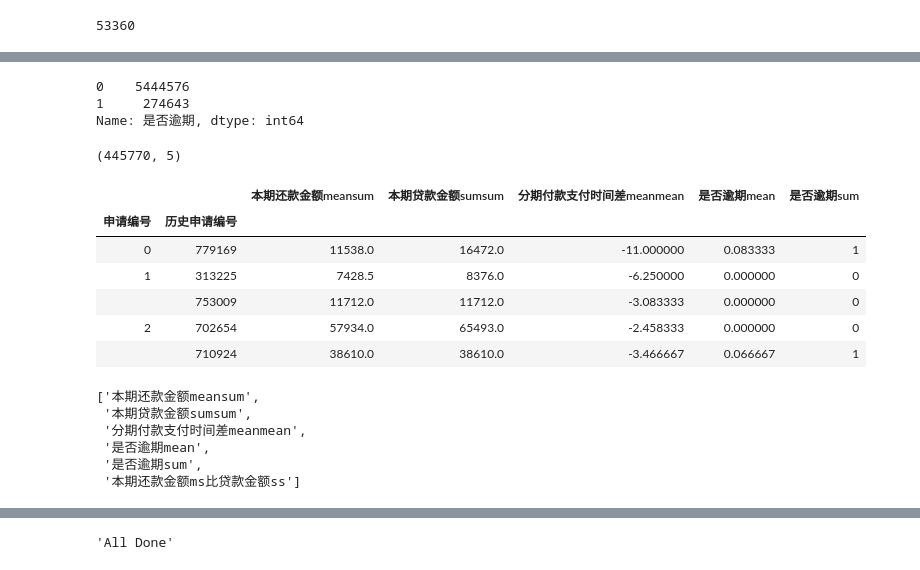
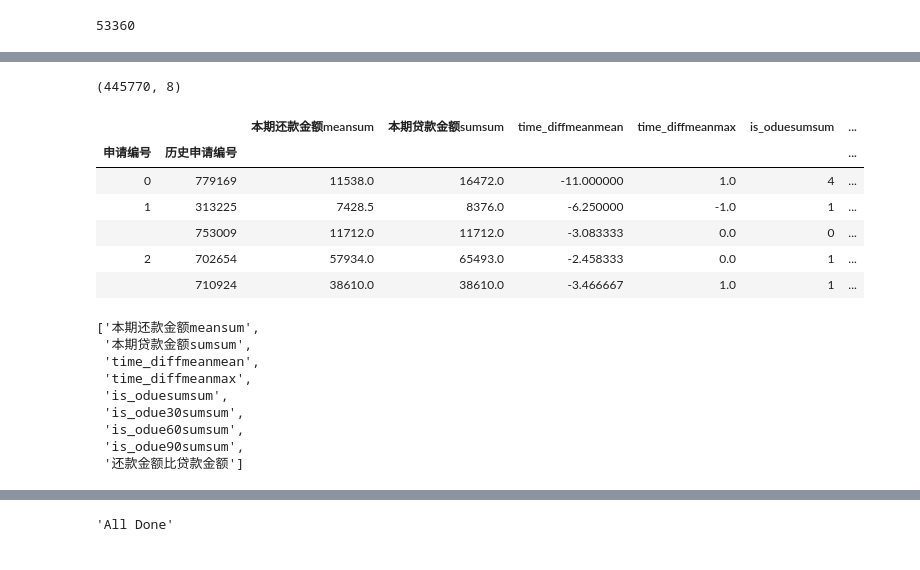
Before and after one commit to boyang-li/the-mission-cup, a Jupyter notebook: 1_feature_engineering.ipynb, the cells around one changed output, grey strips where cells are left out. Saved outputs shown, nothing was run; the diff lists cells and outputs as text; code cells hidden in the pictures.

```diff
--- a/1_feature_engineering.ipynb
+++ b/1_feature_engineering.ipynb
@@ -759,19 +825,30 @@ nan_to_mean = [
 
 #TODO 空值插补0
 d4 = d4.fillna(0)
-# %%
-### d4 自定义特征
-
-d4.eval('分期付款支付时间差 = 分期付款实际支付时间 - 分期付款应支付时间', inplace=True)
-# d4['分期付款应支付时间'].value_counts()
-# d4['分期付款实际支付时间'].value_counts()
+# %%
+### d4 自定义特征
+
+d4.eval('time_diff = 分期付款实际支付时间 - 分期付款应支付时间', inplace=True)
+
+d4['is_odue'] = d4['time_diff'].apply(lambda x: 1 if x>0 else 0)
+d4['is_odue30'] = d4['time_diff'].apply(lambda x: 1 if (x>=30) else 0)
+d4['is_odue60'] = d4['time_diff'].apply(lambda x: 1 if (x>=60) else 0)
+d4['is_odue90'] = d4['time_diff'].apply(lambda x: 1 if (x>=90) else 0)
+
+
+# d4['分期付款应支付时间'].value_counts()
+# d4['分期付款实际支付时间'].value_counts()
 # %%
 ### d4 group by phase 1 ###
 
 d41_agg_dict = {
     '本期贷款金额':['sum'],
     '本期还款金额':['mean'],
-    '分期付款支付时间差':['mean']
+    'time_diff':['mean'],
+    'is_odue':['sum'],
+    'is_odue30':['sum'],
+    'is_odue60':['sum'],
+    'is_odue90':['sum']
 }
 d41 = d4.groupby(['申请编号','历史申请编号','有支付行为的分期付款']).agg(d41_agg_dict)
 d41.columns = pd.Series(d41.columns.tolist()).apply(pd.Series).sum(axis=1)
@@ -789,49 +866,43 @@ d41.head()
-# %%
-### d4 自定义特征
-# d41['分期付款支付时间差mean'].value_counts()
-# d41.loc[d4['分期付款实际支付时间']>0, '分期付款实际支付时间'].value_counts()
-
-# '是否逾期'
-d41['是否逾期'] = d41['分期付款支付时间差mean'].apply(lambda x: 1 if x > 0 else 0 )
-d41['是否逾期'].value_counts()
-# %% [output]
-0    5444576
-1     274643
-Name: 是否逾期, dtype: int64
 # %%
 ### d4 group by phase 2 ###
 
 d42_agg_dict = {
     '本期还款金额mean':['sum'],
     '本期贷款金额sum':['sum'],
-    '分期付款支付时间差mean':['mean'],
-    '是否逾期':['mean','sum'] # mean-逾期占比；sum-累计逾期
+    'time_diffmean':['mean','max'],
+    'is_oduesum':['sum'], # sum-累计逾期
+    'is_odue30sum':['sum'], # sum-累计逾期
+    'is_odue60sum':['sum'], # sum-累计逾期
+    'is_odue90sum':['sum'] # sum-累计逾期
 }
 d42 = d41.groupby(['申请编号','历史申请编号']).agg(d42_agg_dict)
 d42.columns = pd.Series(d42.columns.tolist()).apply(pd.Series).sum(axis=1)
 d42.shape
 d42.head()
 # %% [output]
-(445770, 5)
+(445770, 8)
-|  |  | 本期还款金额meansum | 本期贷款金额sumsum | 分期付款支付时间差meanmean | 是否逾期mean | 是否逾期sum |
-| 申请编号 | 历史申请编号 |  |  |  |  |  |
-| 0 | 779169 | 11538.0 | 16472.0 | -11.000000 | 0.083333 | 1 |
-| 1 | 313225 | 7428.5 | 8376.0 | -6.250000 | 0.000000 | 0 |
-|  | 753009 | 11712.0 | 11712.0 | -3.083333 | 0.000000 | 0 |
-| 2 | 702654 | 57934.0 | 65493.0 | -2.458333 | 0.000000 | 0 |
-|  | 710924 | 38610.0 | 38610.0 | -3.466667 | 0.066667 | 1 |
+|  |  | 本期还款金额meansum | 本期贷款金额sumsum | time_diffmeanmean | time_diffmeanmax | is_oduesumsum | ... |
+| 申请编号 | 历史申请编号 |  |  |  |  |  | ... |
+| 0 | 779169 | 11538.0 | 16472.0 | -11.000000 | 1.0 | 4 | ... |
+| 1 | 313225 | 7428.5 | 8376.0 | -6.250000 | -1.0 | 1 | ... |
+|  | 753009 | 11712.0 | 11712.0 | -3.083333 | 0.0 | 0 | ... |
+| 2 | 702654 | 57934.0 | 65493.0 | -2.458333 | 0.0 | 1 | ... |
+|  | 710924 | 38610.0 | 38610.0 | -3.466667 | 1.0 | 1 | ... |
 # %%
 ### d4 自定义特征
 
-d42.eval('本期还款金额ms比贷款金额ss = 本期还款金额meansum / 本期贷款金额sumsum', inplace=True)
+d42.eval('还款金额比贷款金额 = 本期还款金额meansum / 本期贷款金额sumsum', inplace=True)
 d42.columns.to_list()
 # %% [output]
 ['本期还款金额meansum',
  '本期贷款金额sumsum',
- '分期付款支付时间差meanmean',
- '是否逾期mean',
- '是否逾期sum',
- '本期还款金额ms比贷款金额ss']
+ 'time_diffmeanmean',
+ 'time_diffmeanmax',
+ 'is_oduesumsum',
+ 'is_odue30sumsum',
+ 'is_odue60sumsum',
+ 'is_odue90sumsum',
+ '还款金额比贷款金额']
 # %%
 ### d4 group by phase 3 ###
 
```
Also changed, not shown: parts of 21 cells of this notebook.
